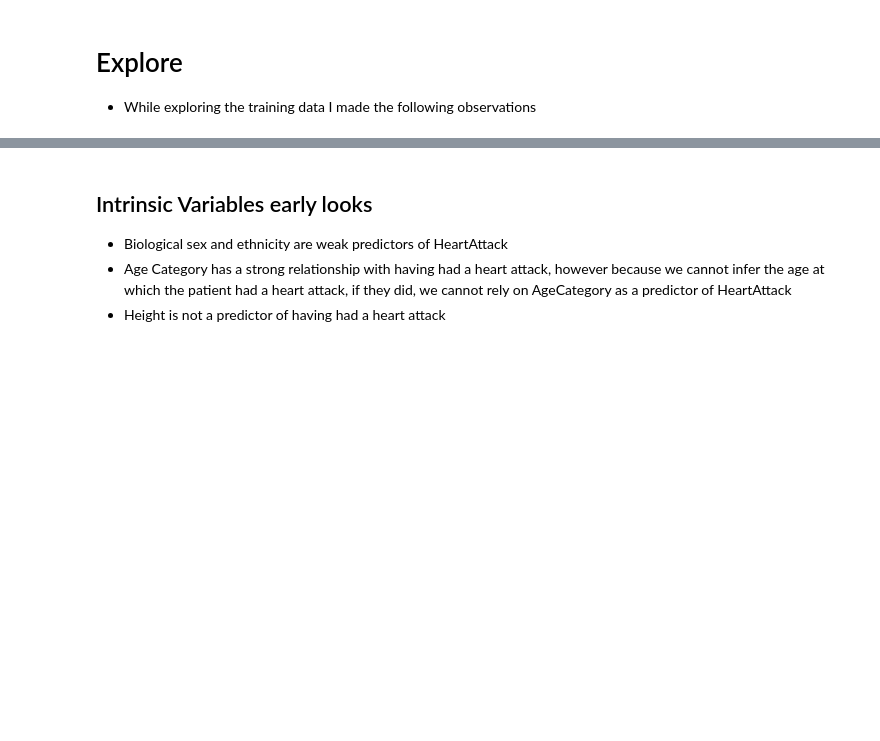
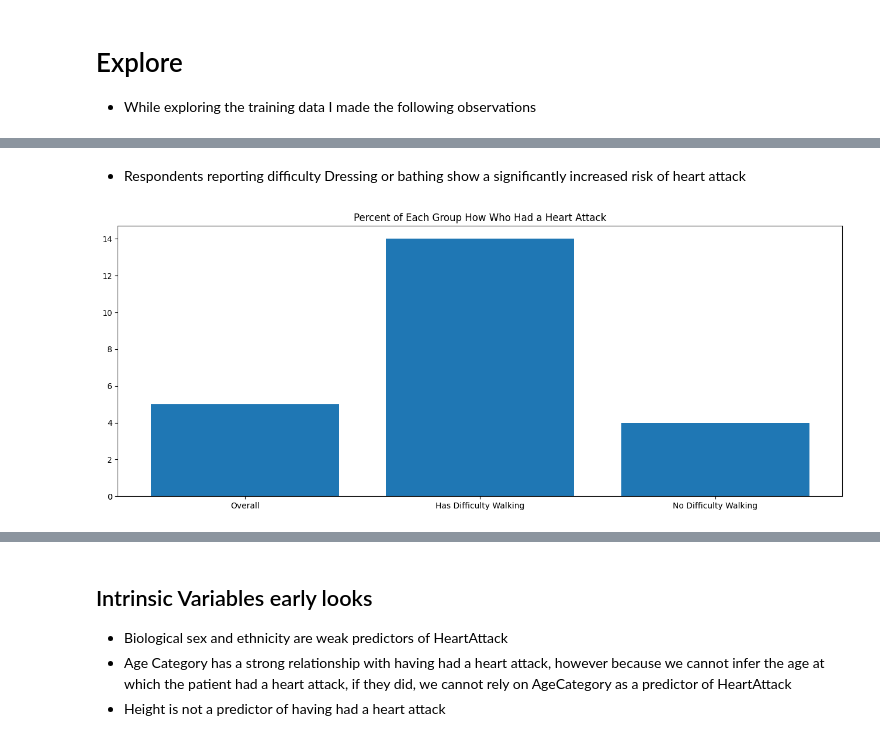
Before and after one commit to Johndsalas/Predicting_Heart_Disease, a Jupyter notebook: main.ipynb, the cells around one changed output, grey strips where cells are left out. Drawn from its saved outputs; the diff is of its cells as text; code cells hidden in the pictures; blank space fills up the shorter version.

```diff
--- a/main.ipynb
+++ b/main.ipynb
@@ -61,0 +74,6 @@ gc.get_chart(train, 'GeneralHealth', 'HadHeartAttack', 'Yes', 'Percent of Catego
+# %% [markdown]
+* Respondents reporting difficulty Dressing or bathing show a significantly increased risk of heart attack
+# %%
+e.get_difficulty_walking(df)
+# %% [output]
+[figure, added]
```
Also changed, not shown: parts of 19 cells of this notebook, 1 other file.
